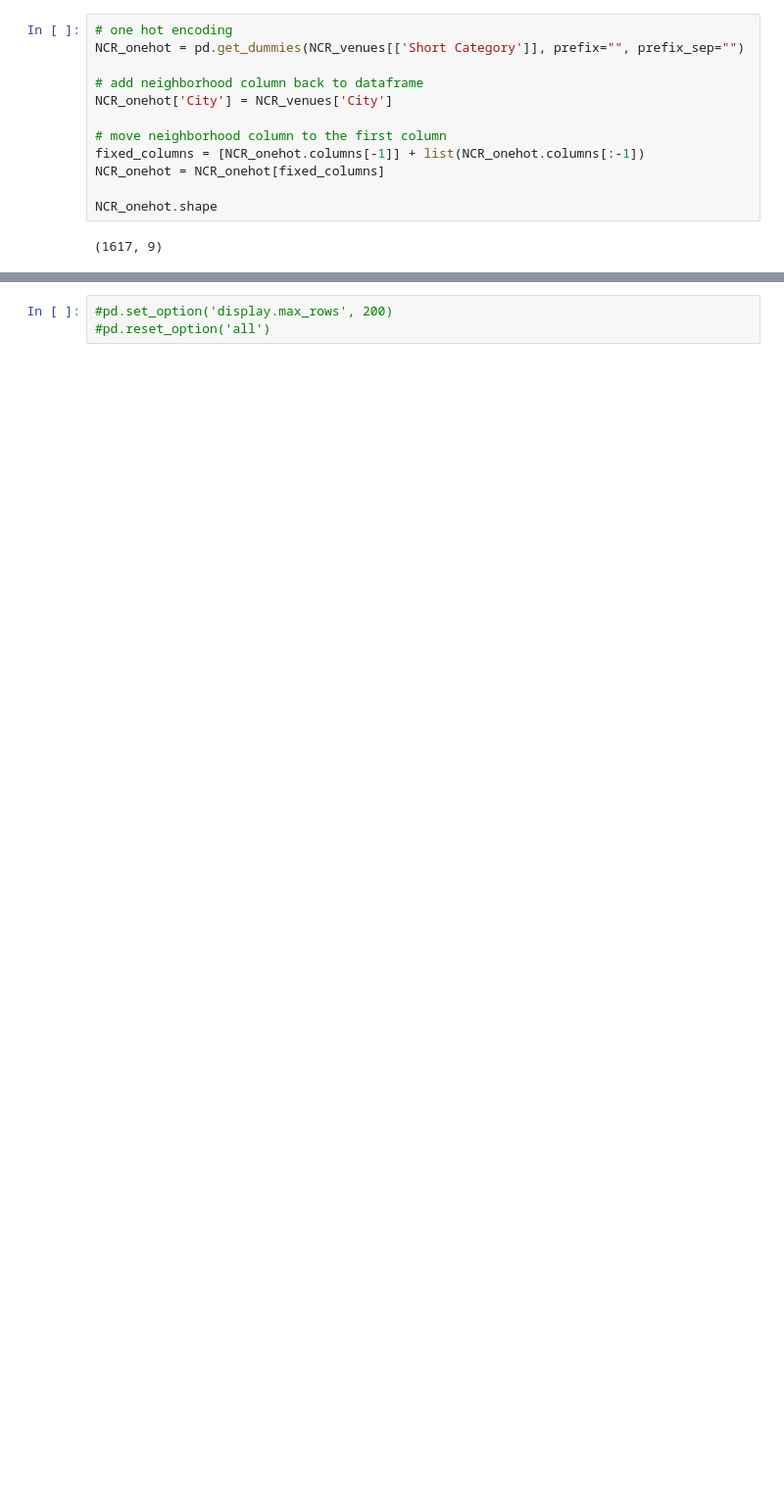
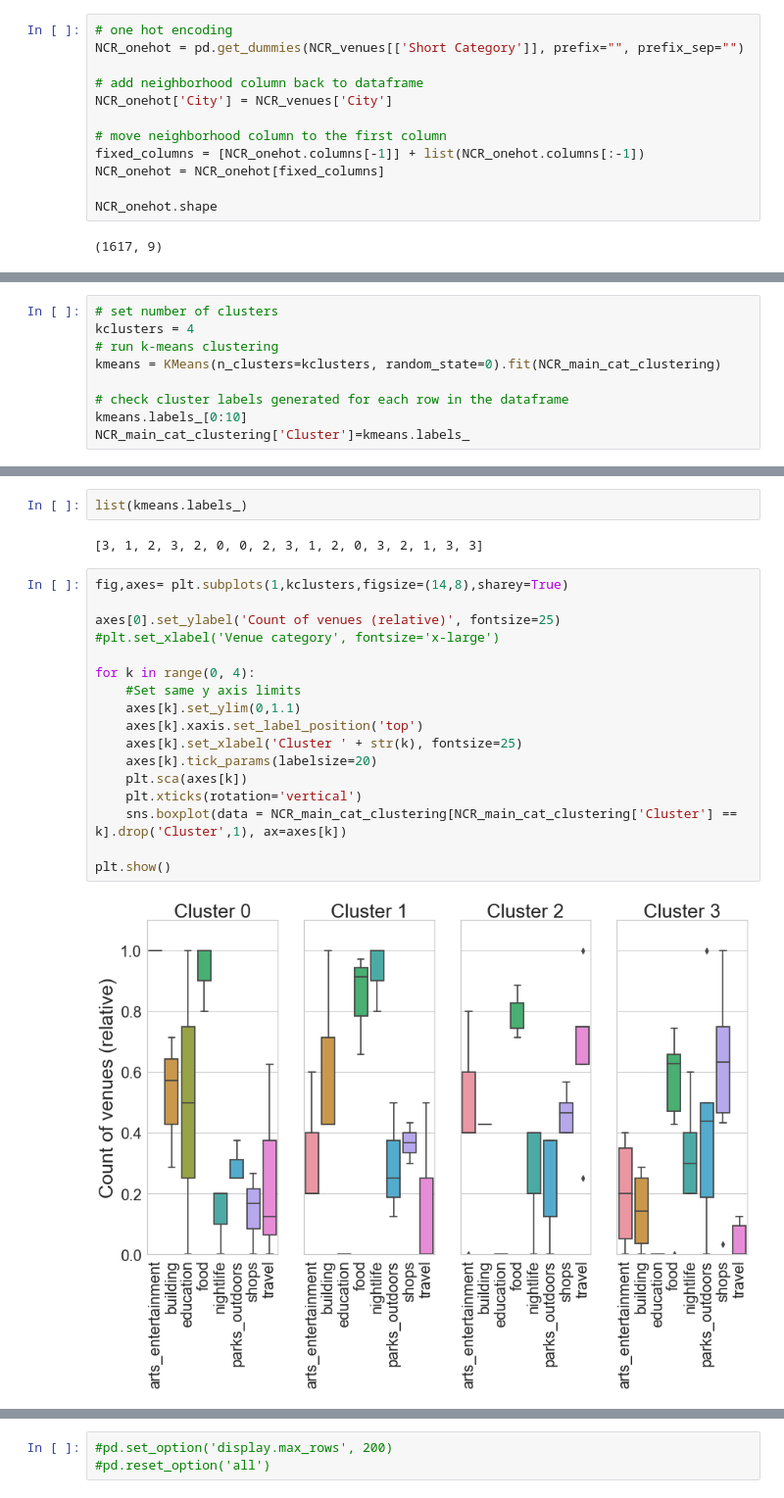
Before and after one commit to kjfjose/Coursera_Capstone, a Jupyter notebook: Coursera_Final_Capstone.ipynb, the cells around one changed output, grey strips where cells are left out. Shown at 98% size. Cells and saved outputs as stored; diff of their text form; blank space fills up the shorter version.

```diff
--- a/Coursera_Final_Capstone.ipynb
+++ b/Coursera_Final_Capstone.ipynb
@@ -307,0 +353,9 @@ There are 198 uniques categories.
+# %%
+# set number of clusters
+kclusters = 4
+# run k-means clustering
+kmeans = KMeans(n_clusters=kclusters, random_state=0).fit(NCR_main_cat_clustering)
+
+# check cluster labels generated for each row in the dataframe
+kmeans.labels_[0:10]
+NCR_main_cat_clustering['Cluster']=kmeans.labels_
@@ -307,0 +383,23 @@ There are 198 uniques categories.
+# %%
+list(kmeans.labels_)
+# %% [output]
+[3, 1, 2, 3, 2, 0, 0, 2, 3, 1, 2, 0, 3, 2, 1, 3, 3]
+# %%
+fig,axes= plt.subplots(1,kclusters,figsize=(14,8),sharey=True)
+
+axes[0].set_ylabel('Count of venues (relative)', fontsize=25)
+#plt.set_xlabel('Venue category', fontsize='x-large')
+
+for k in range(0, 4):
+    #Set same y axis limits
+    axes[k].set_ylim(0,1.1)
+    axes[k].xaxis.set_label_position('top')
+    axes[k].set_xlabel('Cluster ' + str(k), fontsize=25)
+    axes[k].tick_params(labelsize=20)
+    plt.sca(axes[k])
+    plt.xticks(rotation='vertical')
+    sns.boxplot(data = NCR_main_cat_clustering[NCR_main_cat_clustering['Cluster'] == k].drop('Cluster',1), ax=axes[k])
+
+plt.show()
+# %% [output]
+[figure, added]
```
Also changed, not shown: parts of 15 cells of this notebook.
